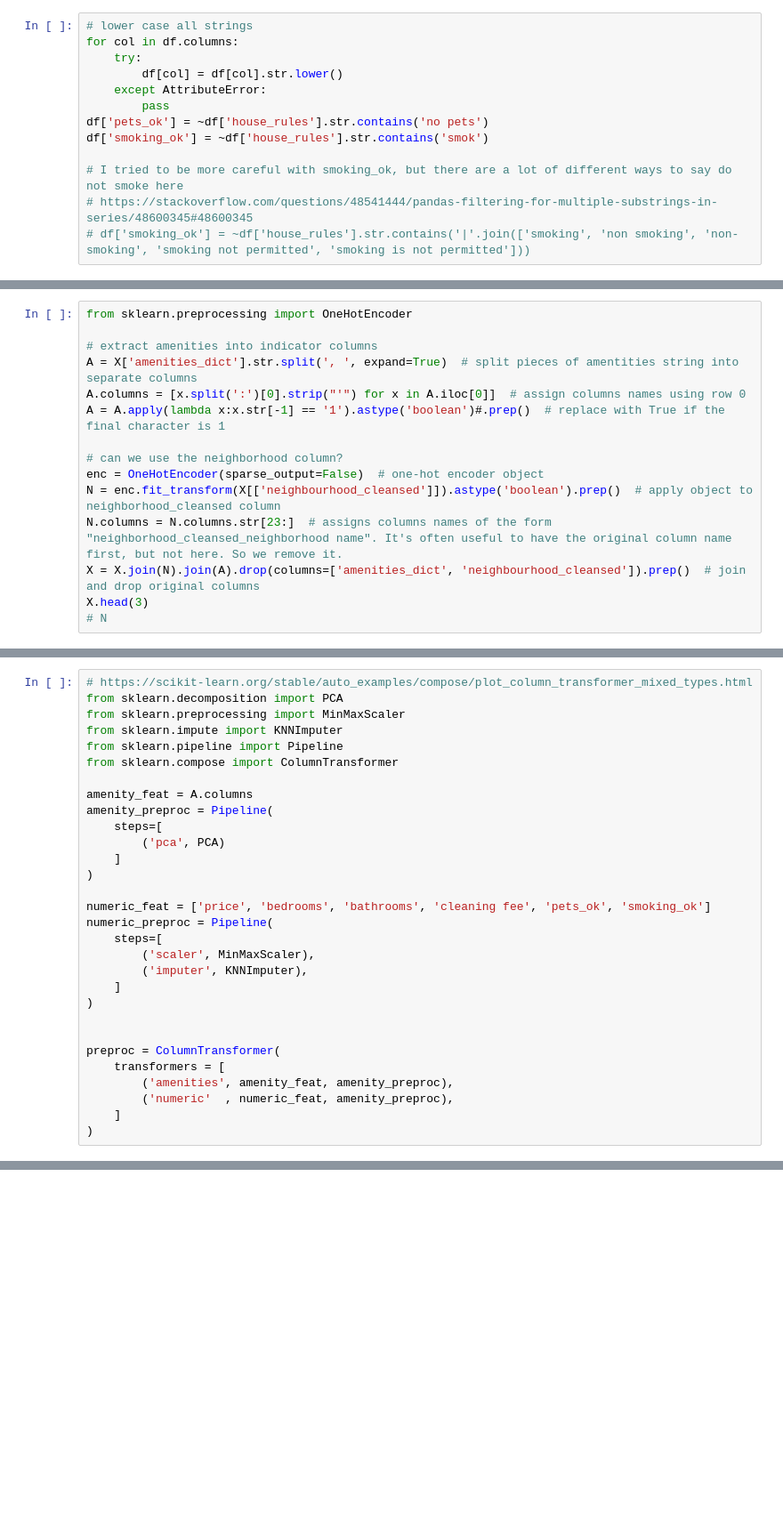
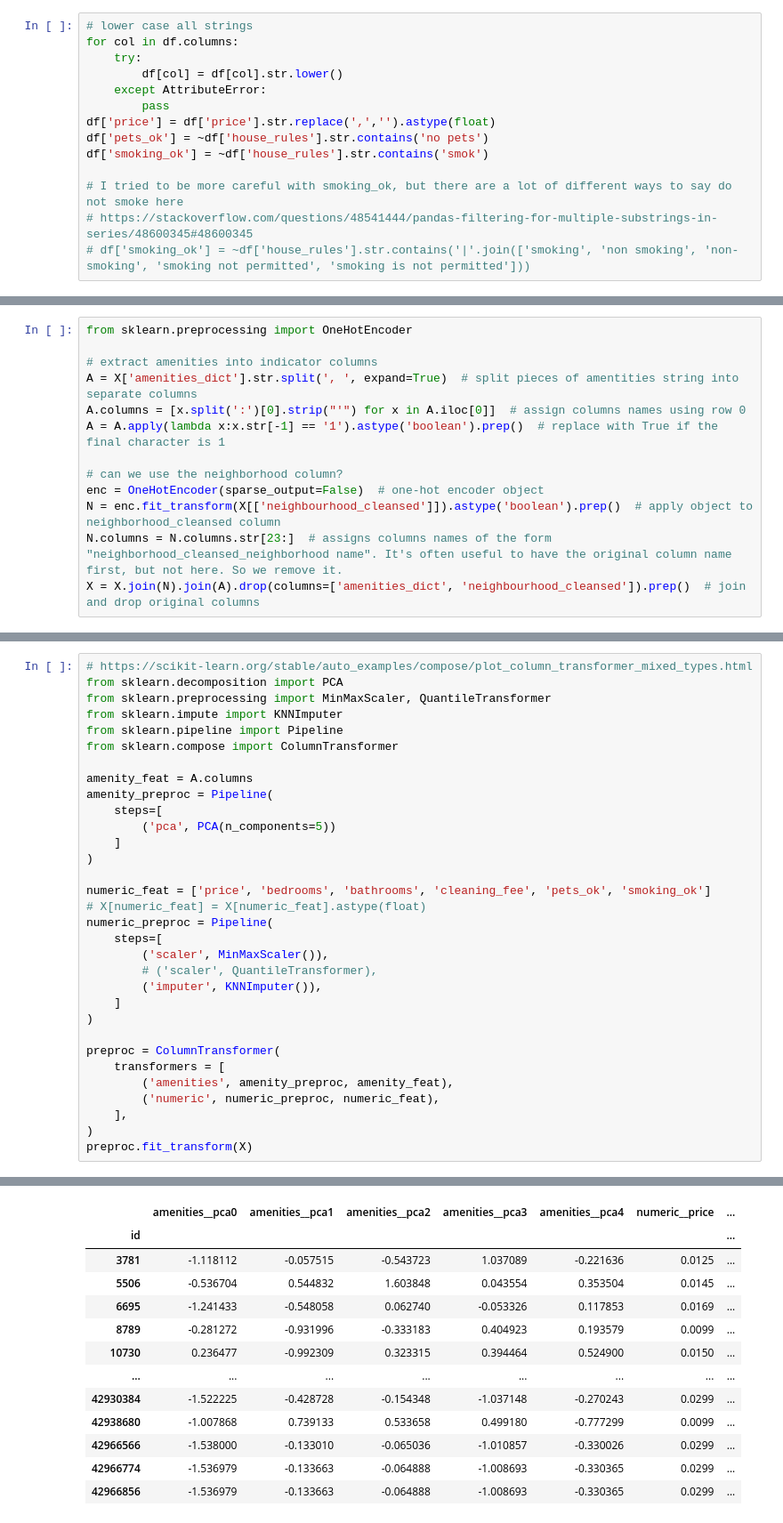
Before and after one commit to drscook/m5364_23sp_data_science1, a Jupyter notebook: pipelines_AirBNB.ipynb, the cells around one changed output, grey strips where cells are left out. Shown at 89% size. Cells and saved outputs as stored; diff of their text form; blank space fills up the shorter version.

```diff
--- a/pipelines_AirBNB.ipynb
+++ b/pipelines_AirBNB.ipynb
@@ -41,6 +41,7 @@ for col in df.columns:
         df[col] = df[col].str.lower()
     except AttributeError:
         pass
+df['price'] = df['price'].str.replace(',','').astype(float)
 df['pets_ok'] = ~df['house_rules'].str.contains('no pets')
 df['smoking_ok'] = ~df['house_rules'].str.contains('smok')
 
@@ -87,13 +100,11 @@ from sklearn.preprocessing import OneHotEncoder
 # extract amenities into indicator columns
 A = X['amenities_dict'].str.split(', ', expand=True)  # split pieces of amentities string into separate columns
 A.columns = [x.split(':')[0].strip("'") for x in A.iloc[0]]  # assign columns names using row 0
-A = A.apply(lambda x:x.str[-1] == '1').astype('boolean')#.prep()  # replace with True if the final character is 1
+A = A.apply(lambda x:x.str[-1] == '1').astype('boolean').prep()  # replace with True if the final character is 1
 
 # can we use the neighborhood column?
 enc = OneHotEncoder(sparse_output=False)  # one-hot encoder object
 N = enc.fit_transform(X[['neighbourhood_cleansed']]).astype('boolean').prep()  # apply object to neighborhood_cleansed column
 N.columns = N.columns.str[23:]  # assigns columns names of the form "neighborhood_cleansed_neighborhood name". It's often useful to have the original column name first, but not here. So we remove it.
 X = X.join(N).join(A).drop(columns=['amenities_dict', 'neighbourhood_cleansed']).prep()  # join and drop original columns
-X.head(3)
-# N
 # %% [output]
@@ -106,7 +112,7 @@ X.head(3)
 # %%
 # https://scikit-learn.org/stable/auto_examples/compose/plot_column_transformer_mixed_types.html
 from sklearn.decomposition import PCA
-from sklearn.preprocessing import MinMaxScaler
+from sklearn.preprocessing import MinMaxScaler, QuantileTransformer
 from sklearn.impute import KNNImputer
 from sklearn.pipeline import Pipeline
 from sklearn.compose import ColumnTransformer
@@ -114,23 +120,25 @@ from sklearn.compose import ColumnTransformer
 amenity_feat = A.columns
 amenity_preproc = Pipeline(
     steps=[
-        ('pca', PCA)
+        ('pca', PCA(n_components=5))
     ]
 )
 
-numeric_feat = ['price', 'bedrooms', 'bathrooms', 'cleaning fee', 'pets_ok', 'smoking_ok']
+numeric_feat = ['price', 'bedrooms', 'bathrooms', 'cleaning_fee', 'pets_ok', 'smoking_ok']
+# X[numeric_feat] = X[numeric_feat].astype(float)
 numeric_preproc = Pipeline(
     steps=[
-        ('scaler', MinMaxScaler),
-        ('imputer', KNNImputer),
+        ('scaler', MinMaxScaler()),
+        # ('scaler', QuantileTransformer),
+        ('imputer', KNNImputer()),
     ]
 )
 
-
 preproc = ColumnTransformer(
     transformers = [
-        ('amenities', amenity_feat, amenity_preproc),
-        ('numeric'  , numeric_feat, amenity_preproc),
-    ]
+        ('amenities', amenity_preproc, amenity_feat),
+        ('numeric', numeric_preproc, numeric_feat),
+    ],
 )
+preproc.fit_transform(X)
 # %% [output]
@@ -137,0 +146,13 @@ preproc = ColumnTransformer(
+|  | amenities__pca0 | amenities__pca1 | amenities__pca2 | amenities__pca3 | amenities__pca4 | numeric__price | ... |
+| id |  |  |  |  |  |  | ... |
+| 3781 | -1.118112 | -0.057515 | -0.543723 | 1.037089 | -0.221636 | 0.0125 | ... |
+| 5506 | -0.536704 | 0.544832 | 1.603848 | 0.043554 | 0.353504 | 0.0145 | ... |
+| 6695 | -1.241433 | -0.548058 | 0.062740 | -0.053326 | 0.117853 | 0.0169 | ... |
+| 8789 | -0.281272 | -0.931996 | -0.333183 | 0.404923 | 0.193579 | 0.0099 | ... |
+| 10730 | 0.236477 | -0.992309 | 0.323315 | 0.394464 | 0.524900 | 0.0150 | ... |
+| ... | ... | ... | ... | ... | ... | ... | ... |
+| 42930384 | -1.522225 | -0.428728 | -0.154348 | -1.037148 | -0.270243 | 0.0299 | ... |
+| 42938680 | -1.007868 | 0.739133 | 0.533658 | 0.499180 | -0.777299 | 0.0099 | ... |
+| 42966566 | -1.538000 | -0.133010 | -0.065036 | -1.010857 | -0.330026 | 0.0299 | ... |
+| 42966774 | -1.536979 | -0.133663 | -0.064888 | -1.008693 | -0.330365 | 0.0299 | ... |
+| 42966856 | -1.536979 | -0.133663 | -0.064888 | -1.008693 | -0.330365 | 0.0299 | ... |
```
Also changed, not shown: parts of 11 cells of this notebook.
